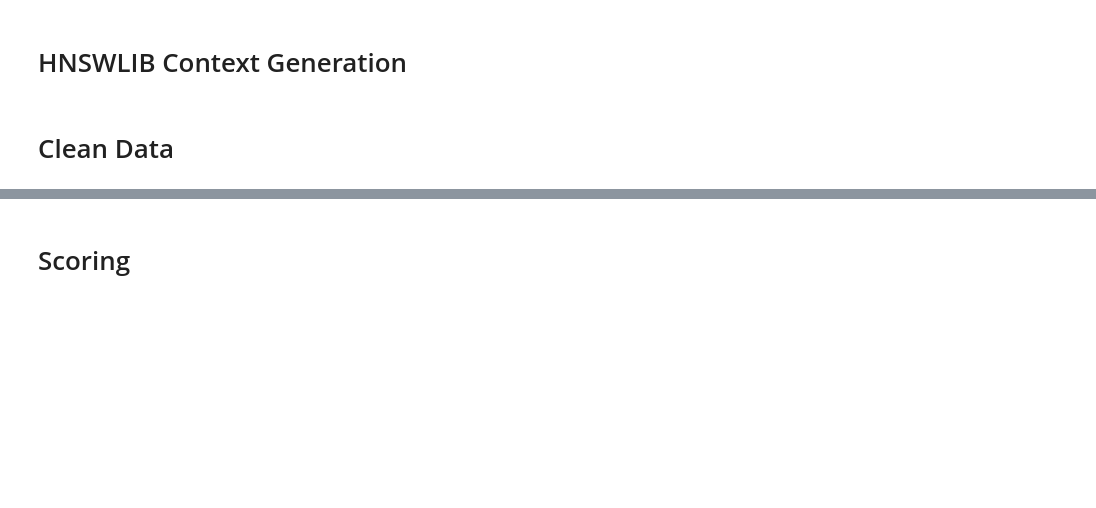
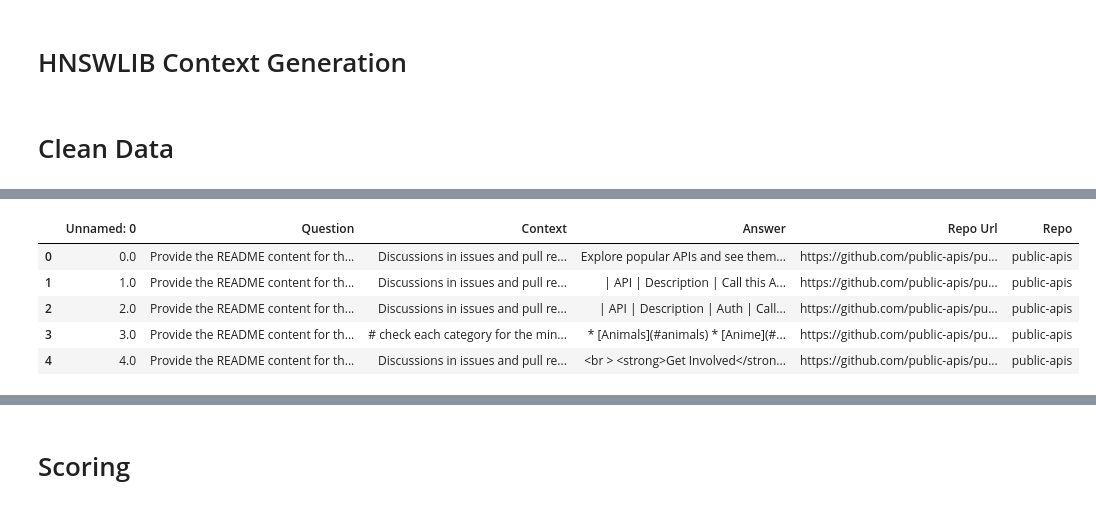
Before and after one commit to souradipp76/ReadMeReady, a Jupyter notebook: scripts/data.ipynb, the cells around one changed output, grey strips where cells are left out. Cells and saved outputs as stored; diff of their text form; code cells hidden in the pictures; blank space fills up the shorter version.

Commit message:
Some changes in data script.

```diff
--- a/scripts/data.ipynb
+++ b/scripts/data.ipynb
@@ -471,5 +471,5 @@ def text_cleaner(tx):
     return text
 # %%
 import pandas as pd
-df = pd.read_csv("scripts/readme_qa.csv")
+df = pd.read_csv("readme_qa.csv")
 df.columns = [str(q).strip() for q in df.columns]
@@ -478,3 +494,12 @@ df["Answer"].values[0:5]
+# %%
+df.head()
+# %% [output]
+|  | Unnamed: 0 | Question | Context | Answer | Repo Url | Repo |
+| 0 | 0.0 | Provide the README content for th... | Discussions in issues and pull re... | Explore popular APIs and see them... | https://github.com/public-apis/pu... | public-apis |
+| 1 | 1.0 | Provide the README content for th... | Discussions in issues and pull re... | | API | Description | Call this A... | https://github.com/public-apis/pu... | public-apis |
+| 2 | 2.0 | Provide the README content for th... | Discussions in issues and pull re... | | API | Description | Auth | Call... | https://github.com/public-apis/pu... | public-apis |
+| 3 | 3.0 | Provide the README content for th... | # check each category for the min... | * [Animals](#animals) * [Anime](#... | https://github.com/public-apis/pu... | public-apis |
+| 4 | 4.0 | Provide the README content for th... | Discussions in issues and pull re... | <br > <strong>Get Involved</stron... | https://github.com/public-apis/pu... | public-apis |
 # %%
 import numpy as np
 df.replace('', np.nan, inplace=True)
```
Also changed, not shown: parts of 9 cells of this notebook.
